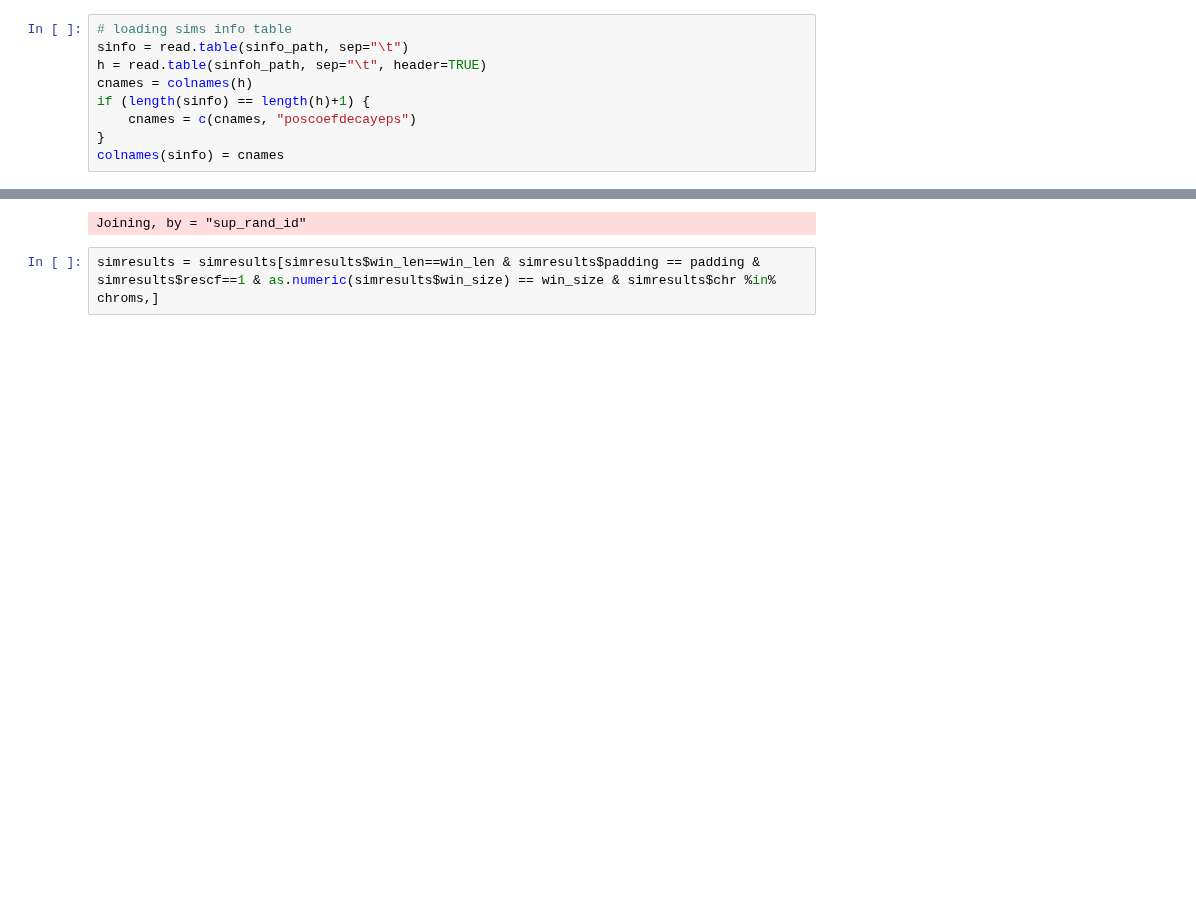
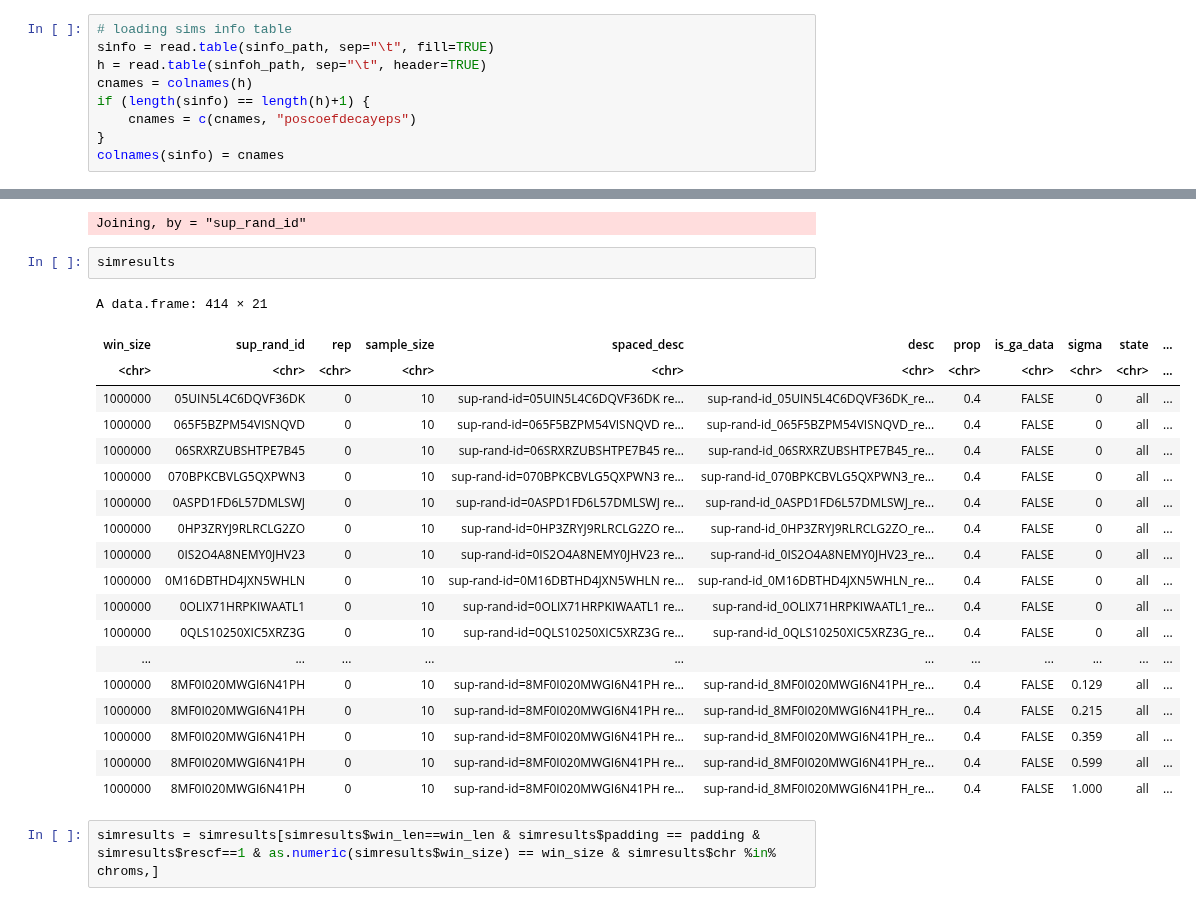
Before and after one commit to kr-colab/greatapes_sims, a Jupyter notebook: scripts/R/data-and-sims_panels.ipynb, the cells around one changed output, grey strips where cells are left out. Drawn from its saved outputs; the diff is of its cells as text; blank space fills up the shorter version.

```diff
--- a/scripts/R/data-and-sims_panels.ipynb
+++ b/scripts/R/data-and-sims_panels.ipynb
@@ -24,7 +42,7 @@ sims_path = "../../output/sims_results/"
 varmut_sims_path = "../../output/varmut/sims_results/"
 # %%
 # loading sims info table
-sinfo = read.table(sinfo_path, sep="\t")
+sinfo = read.table(sinfo_path, sep="\t", fill=TRUE)
 h = read.table(sinfoh_path, sep="\t", header=TRUE)
 cnames = colnames(h)
 if (length(sinfo) == length(h)+1) {
@@ -67,6 +85,28 @@ tmp = unique(sinfo[sinfo$sup_rand_id %in% simresults$sup_rand_id,c(diff_cols,"su
 simresults = left_join(simresults, tmp)
 # %% [output]
 Joining, by = "sup_rand_id"
+# %%
+simresults
+# %% [output]
+A data.frame: 414 × 21
+| win_size | sup_rand_id | rep | sample_size | spaced_desc | desc | prop | is_ga_data | sigma | state | ... |
+| <chr> | <chr> | <chr> | <chr> | <chr> | <chr> | <chr> | <chr> | <chr> | <chr> | ... |
+| 1000000 | 05UIN5L4C6DQVF36DK | 0 | 10 | sup-rand-id=05UIN5L4C6DQVF36DK re... | sup-rand-id_05UIN5L4C6DQVF36DK_re... | 0.4 | FALSE | 0 | all | ... |
+| 1000000 | 065F5BZPM54VISNQVD | 0 | 10 | sup-rand-id=065F5BZPM54VISNQVD re... | sup-rand-id_065F5BZPM54VISNQVD_re... | 0.4 | FALSE | 0 | all | ... |
+| 1000000 | 06SRXRZUBSHTPE7B45 | 0 | 10 | sup-rand-id=06SRXRZUBSHTPE7B45 re... | sup-rand-id_06SRXRZUBSHTPE7B45_re... | 0.4 | FALSE | 0 | all | ... |
+| 1000000 | 070BPKCBVLG5QXPWN3 | 0 | 10 | sup-rand-id=070BPKCBVLG5QXPWN3 re... | sup-rand-id_070BPKCBVLG5QXPWN3_re... | 0.4 | FALSE | 0 | all | ... |
+| 1000000 | 0ASPD1FD6L57DMLSWJ | 0 | 10 | sup-rand-id=0ASPD1FD6L57DMLSWJ re... | sup-rand-id_0ASPD1FD6L57DMLSWJ_re... | 0.4 | FALSE | 0 | all | ... |
+| 1000000 | 0HP3ZRYJ9RLRCLG2ZO | 0 | 10 | sup-rand-id=0HP3ZRYJ9RLRCLG2ZO re... | sup-rand-id_0HP3ZRYJ9RLRCLG2ZO_re... | 0.4 | FALSE | 0 | all | ... |
+| 1000000 | 0IS2O4A8NEMY0JHV23 | 0 | 10 | sup-rand-id=0IS2O4A8NEMY0JHV23 re... | sup-rand-id_0IS2O4A8NEMY0JHV23_re... | 0.4 | FALSE | 0 | all | ... |
+| 1000000 | 0M16DBTHD4JXN5WHLN | 0 | 10 | sup-rand-id=0M16DBTHD4JXN5WHLN re... | sup-rand-id_0M16DBTHD4JXN5WHLN_re... | 0.4 | FALSE | 0 | all | ... |
+| 1000000 | 0OLIX71HRPKIWAATL1 | 0 | 10 | sup-rand-id=0OLIX71HRPKIWAATL1 re... | sup-rand-id_0OLIX71HRPKIWAATL1_re... | 0.4 | FALSE | 0 | all | ... |
+| 1000000 | 0QLS10250XIC5XRZ3G | 0 | 10 | sup-rand-id=0QLS10250XIC5XRZ3G re... | sup-rand-id_0QLS10250XIC5XRZ3G_re... | 0.4 | FALSE | 0 | all | ... |
+| ... | ... | ... | ... | ... | ... | ... | ... | ... | ... | ... |
+| 1000000 | 8MF0I020MWGI6N41PH | 0 | 10 | sup-rand-id=8MF0I020MWGI6N41PH re... | sup-rand-id_8MF0I020MWGI6N41PH_re... | 0.4 | FALSE | 0.129 | all | ... |
+| 1000000 | 8MF0I020MWGI6N41PH | 0 | 10 | sup-rand-id=8MF0I020MWGI6N41PH re... | sup-rand-id_8MF0I020MWGI6N41PH_re... | 0.4 | FALSE | 0.215 | all | ... |
+| 1000000 | 8MF0I020MWGI6N41PH | 0 | 10 | sup-rand-id=8MF0I020MWGI6N41PH re... | sup-rand-id_8MF0I020MWGI6N41PH_re... | 0.4 | FALSE | 0.359 | all | ... |
+| 1000000 | 8MF0I020MWGI6N41PH | 0 | 10 | sup-rand-id=8MF0I020MWGI6N41PH re... | sup-rand-id_8MF0I020MWGI6N41PH_re... | 0.4 | FALSE | 0.599 | all | ... |
+| 1000000 | 8MF0I020MWGI6N41PH | 0 | 10 | sup-rand-id=8MF0I020MWGI6N41PH re... | sup-rand-id_8MF0I020MWGI6N41PH_re... | 0.4 | FALSE | 1.000 | all | ... |
 # %%
 simresults = simresults[simresults$win_len==win_len & simresults$padding == padding & simresults$rescf==1 & as.numeric(simresults$win_size) == win_size & simresults$chr %in% chroms,]
 # %%
```
Also changed, not shown: parts of 12 cells of this notebook, 1 other file.
